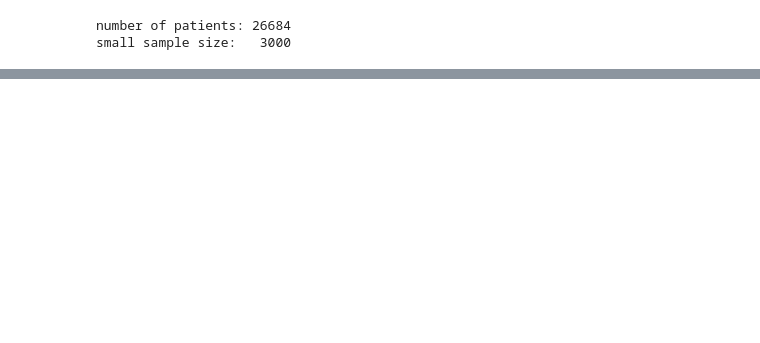
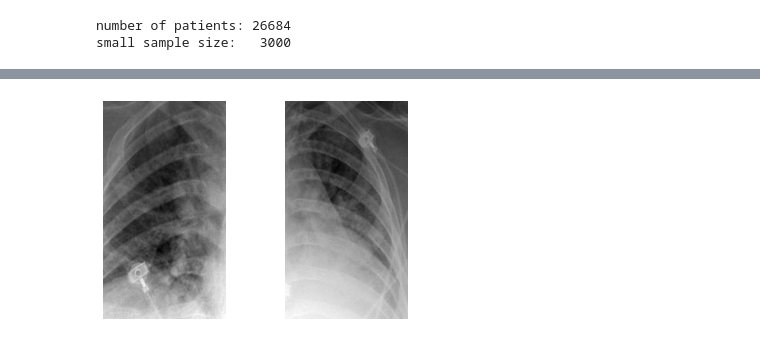
Before and after one commit to scotsun/pneumonia-analyzer, a Jupyter notebook: eda.ipynb, the cells around one changed output, grey strips where cells are left out. Cells and saved outputs as stored; diff of their text form; code cells hidden in the pictures; blank space fills up the shorter version.

```diff
--- a/eda.ipynb
+++ b/eda.ipynb
@@ -97,0 +69,4 @@ for i in range(len(ax)):
+# %%
+cxr.segment_symptom
+# %% [output]
+[figure, added]
```
Also changed, not shown: parts of 13 cells of this notebook.
